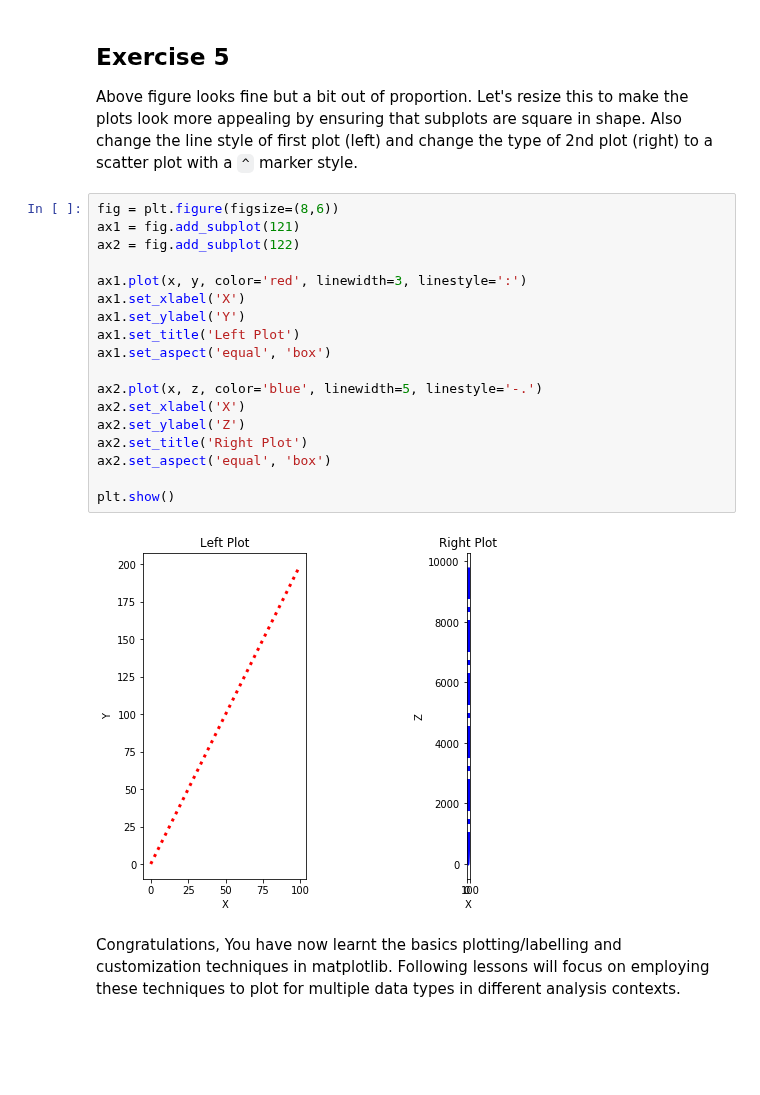
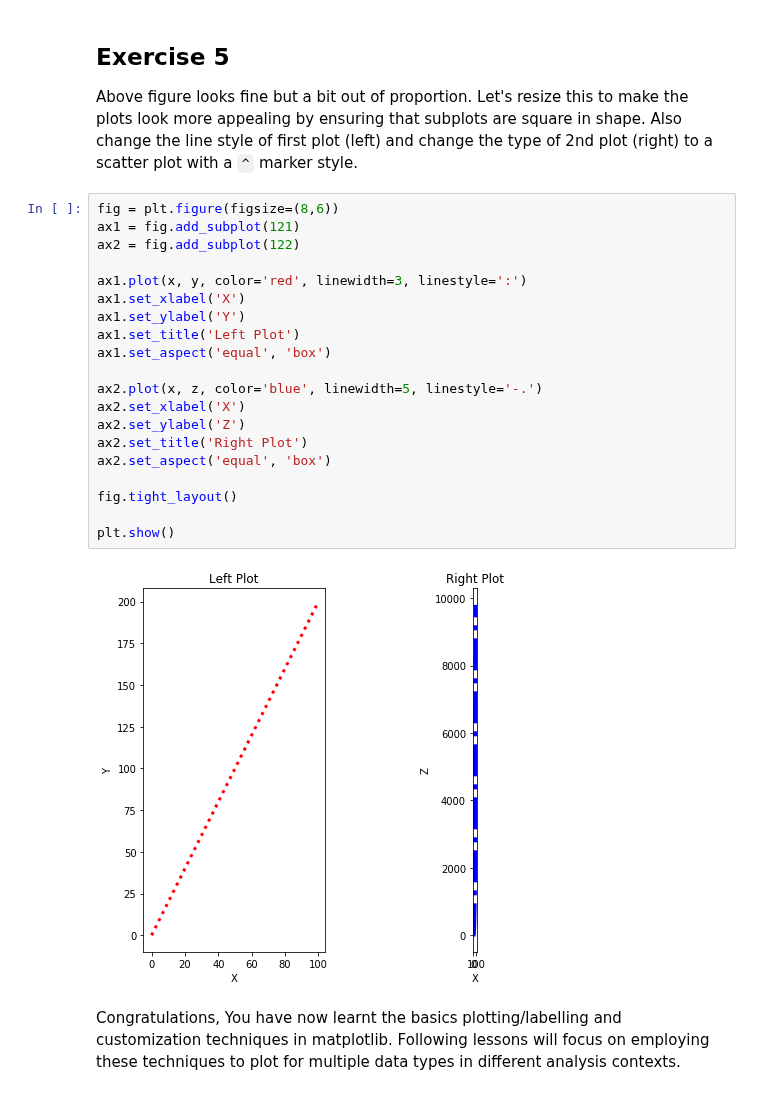
Before and after one commit to nkacoroski/dsc-1-03-13-customizing-visualizations-with-matplotlib-lab-seattle-ds-career-040119, a Jupyter notebook: index.ipynb, the cells around one changed output. Cells and saved outputs as stored; diff of their text form; blank space fills up the shorter version.

```diff
--- a/index.ipynb
+++ b/index.ipynb
@@ -171,23 +171,25 @@ Above figure looks fine but a bit out of proportion. Let's resize this to make t
 # %%
 fig = plt.figure(figsize=(8,6))
 ax1 = fig.add_subplot(121)
 ax2 = fig.add_subplot(122)
 
 ax1.plot(x, y, color='red', linewidth=3, linestyle=':')
 ax1.set_xlabel('X')
 ax1.set_ylabel('Y')
 ax1.set_title('Left Plot')
 ax1.set_aspect('equal', 'box')
 
 ax2.plot(x, z, color='blue', linewidth=5, linestyle='-.')
 ax2.set_xlabel('X')
 ax2.set_ylabel('Z')
 ax2.set_title('Right Plot')
 ax2.set_aspect('equal', 'box')
 
+fig.tight_layout()
+
 plt.show()
 # %% [output]
-[figure, old version]
+[figure, new version]
 # %% [markdown]
 Congratulations, You have now learnt the basics plotting/labelling and customization techniques in matplotlib. Following lessons will focus on employing these techniques to plot for multiple data types in different analysis contexts.
 # %% [markdown]
```
